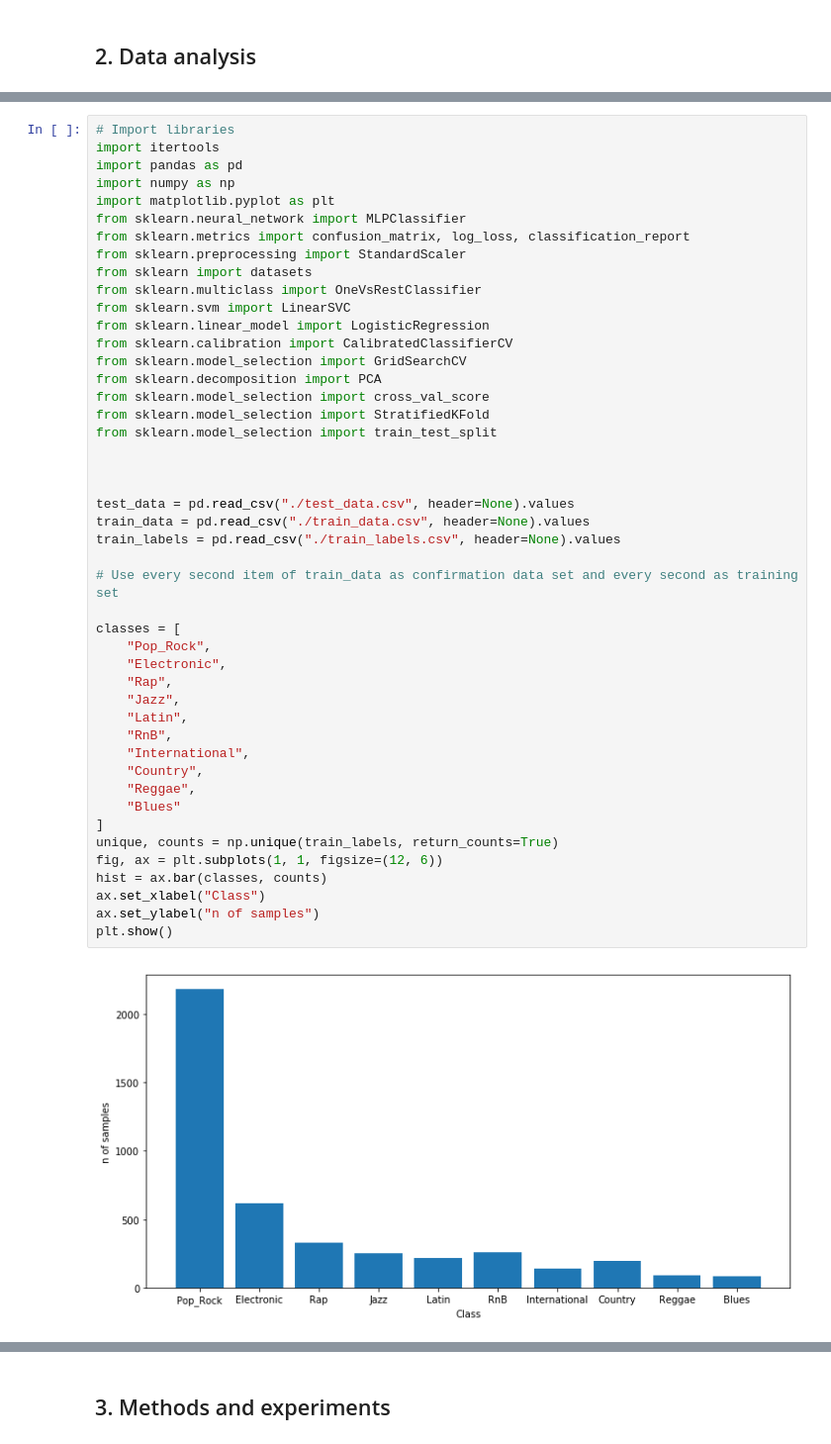
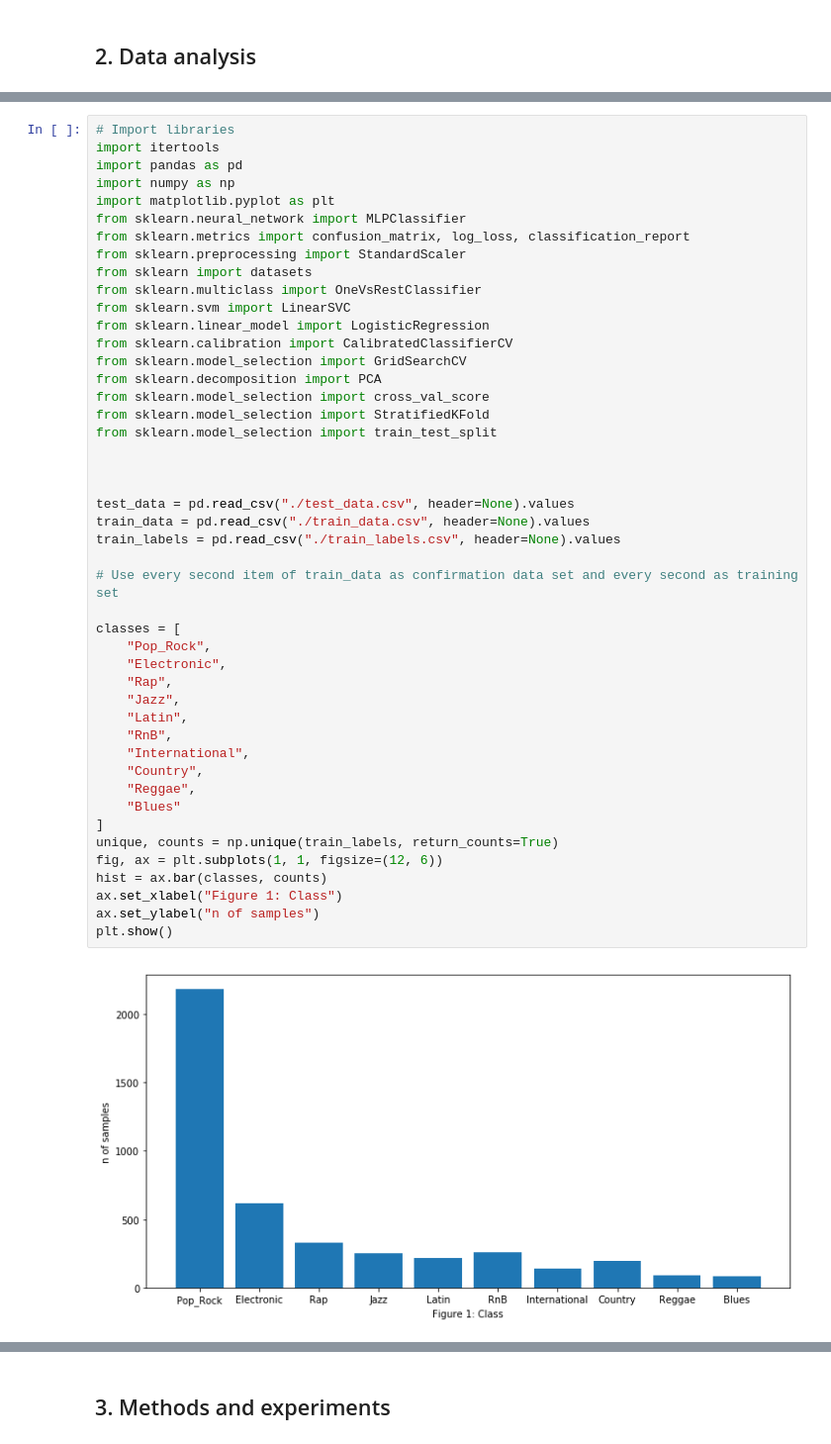
Before and after one commit to kaakock/MLBP2018Project, a Jupyter notebook: MLBP2018 Project Report Template.ipynb, the cells around one changed output, grey strips where cells are left out. Shown: that part at 99% size. Drawn from its saved outputs; the diff is of its cells as text.

```diff
--- a/MLBP2018 Project Report Template.ipynb
+++ b/MLBP2018 Project Report Template.ipynb
@@ -41,32 +48,32 @@ from sklearn.decomposition import PCA
 from sklearn.model_selection import cross_val_score
 from sklearn.model_selection import StratifiedKFold
 from sklearn.model_selection import train_test_split
 
 
 
 test_data = pd.read_csv("./test_data.csv", header=None).values
 train_data = pd.read_csv("./train_data.csv", header=None).values
 train_labels = pd.read_csv("./train_labels.csv", header=None).values
 
 # Use every second item of train_data as confirmation data set and every second as training set
 
 classes = [
     "Pop_Rock",
     "Electronic",
     "Rap",
     "Jazz",
     "Latin",
     "RnB",
     "International",
     "Country",
     "Reggae",
     "Blues"
 ]
 unique, counts = np.unique(train_labels, return_counts=True)
 fig, ax = plt.subplots(1, 1, figsize=(12, 6))
 hist = ax.bar(classes, counts)
-ax.set_xlabel("Class")
+ax.set_xlabel("Figure 1: Class")
 ax.set_ylabel("n of samples")
 plt.show()
 # %% [output]
-[figure, old version]
+[figure, new version]
```
Also changed, not shown: parts of 13 cells of this notebook.
